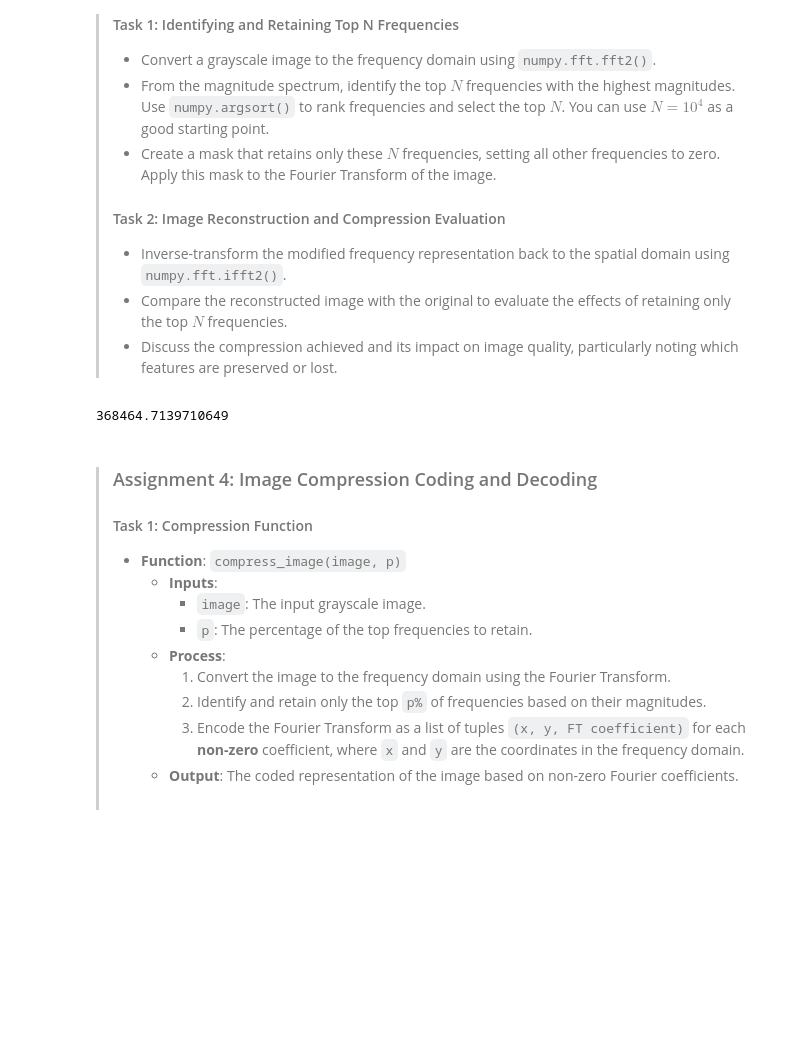
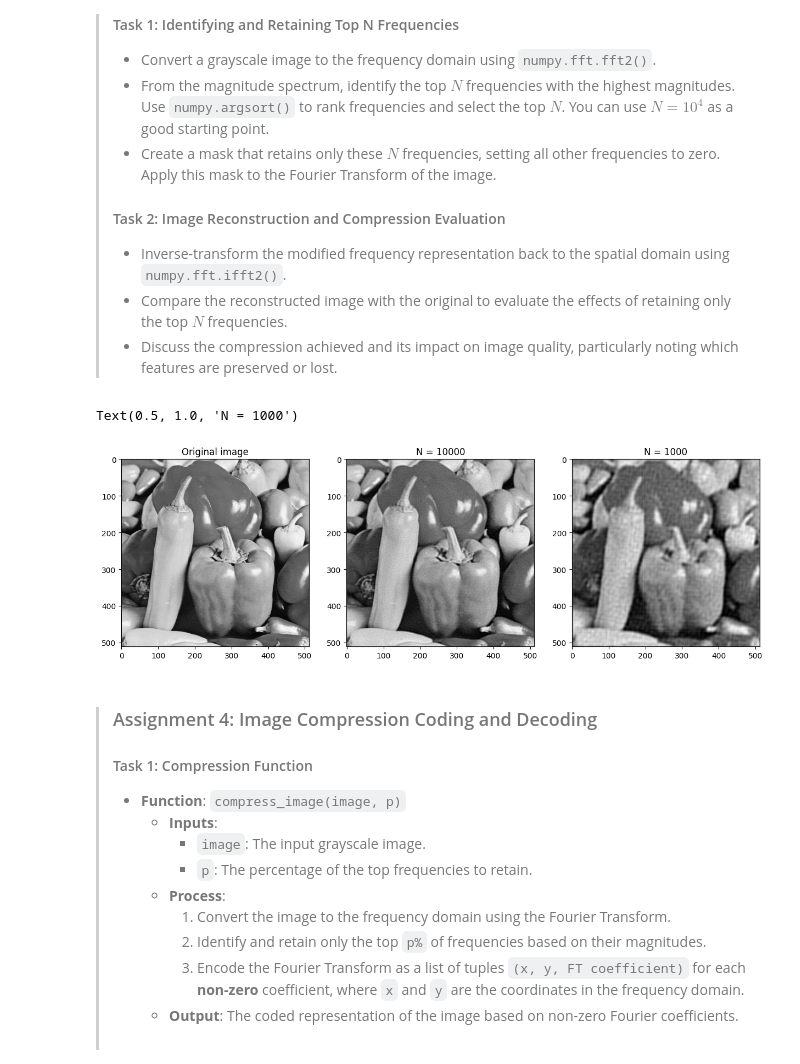
Before and after one commit to ferit-osirv/lab-3-23-24-Lionile, a Jupyter notebook: lab3.ipynb, the cells around one changed output. Cells and saved outputs as stored; diff of their text form; code cells hidden in the pictures; blank space fills up the shorter version.

```diff
--- a/lab3.ipynb
+++ b/lab3.ipynb
@@ -239,16 +239,49 @@ axes[1,2].imshow(highpass_filtered_image, cmap='gray')
 >    - Inverse-transform the modified frequency representation back to the spatial domain using `numpy.fft.ifft2()`.
 >    - Compare the reconstructed image with the original to evaluate the effects of retaining only the top $N$ frequencies.
 >    - Discuss the compression achieved and its impact on image quality, particularly noting which features are preserved or lost.
-# %%
-img = cv.imread('images/pepper.bmp', cv.IMREAD_GRAYSCALE)
-img_ft = np.fft.fft2(img)
-flat_img = img_ft.flatten()
-frequencies = np.argsort(flat_img) # lowest to highest
-frequencies = flat_img[frequencies]
-frequencies = np.abs(frequencies)
-print(frequencies[-100])
-# %% [output]
-368464.7139710649
+# %%
+original_img = cv.imread('images/pepper.bmp', cv.IMREAD_GRAYSCALE)
+img_ft = np.fft.fft2(original_img)
+flat_img = img_ft.flatten()
+frequencies = np.argsort(flat_img) # lowest to highest
+frequencies = flat_img[frequencies]
+frequencies = np.abs(frequencies)
+
+N = 10000
+threshold = frequencies[-N]
+
+img_ft1 = img_ft.copy()
+for pixel in np.nditer(img_ft1, op_flags=['readwrite']):
+    if np.abs(pixel) < threshold:
+        pixel[...] = 0
+
+transformed_img1 = np.abs(np.fft.ifft2(img_ft1))
+
+
+N = 1000
+threshold = frequencies[-N]
+
+img_ft2 = img_ft.copy()
+for pixel in np.nditer(img_ft2, op_flags=['readwrite']):
+    if np.abs(pixel) < threshold:
+        pixel[...] = 0
+
+transformed_img2 = np.abs(np.fft.ifft2(img_ft2))
+
+
+fig, axes = plt.subplots(1,3, figsize=(15, 6))
+
+axes[0].imshow(original_img, cmap='gray')
+axes[0].set_title('Original image')
+
+axes[1].imshow(transformed_img1, cmap='gray')
+axes[1].set_title('N = 10000')
+
+axes[2].imshow(transformed_img2, cmap='gray')
+axes[2].set_title('N = 1000')
+# %% [output]
+Text(0.5, 1.0, 'N = 1000')
+[figure, added]
 # %% [markdown]
 > ### Assignment 4: Image Compression Coding and Decoding
 >
```
Also changed, not shown: parts of 6 cells of this notebook.
